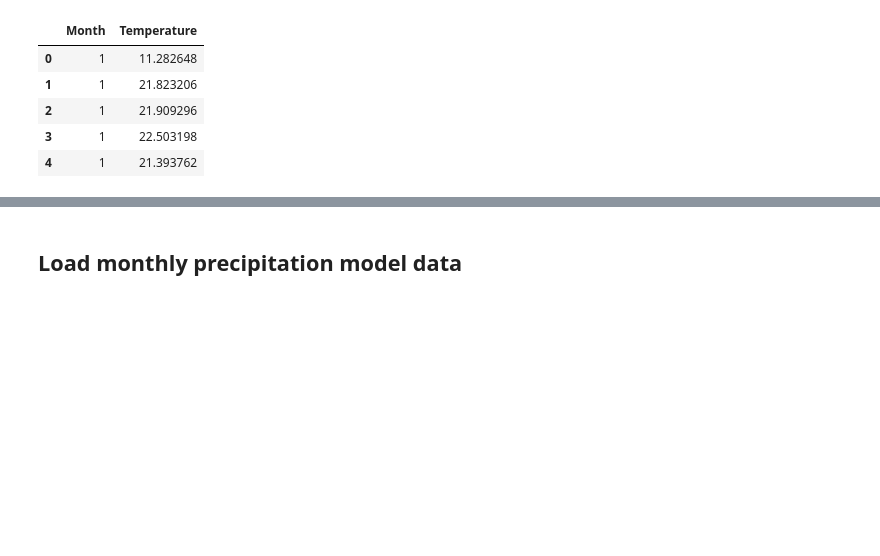
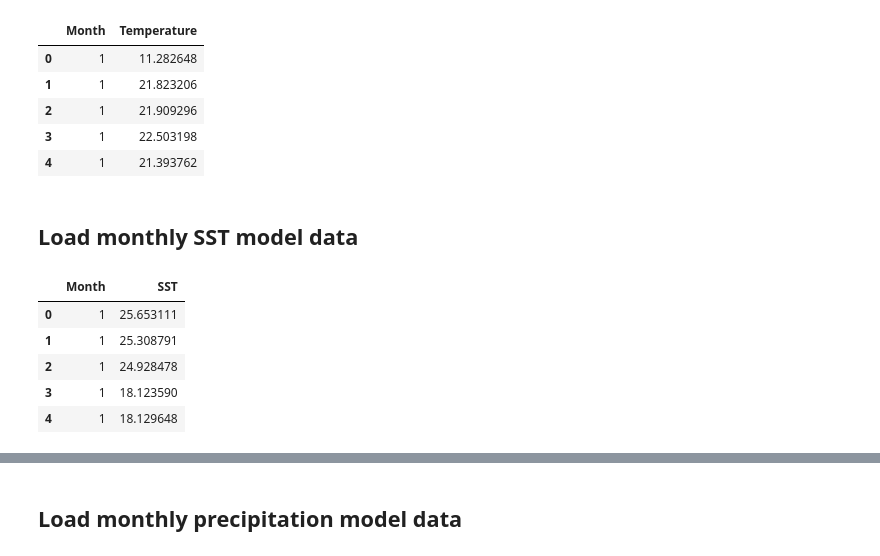
Before and after one commit to nielsjdewinter/SeasonalDA_script, a Jupyter notebook: Seasonal_DA_Lutetian_SST_SAT_SSS_precip_offline.ipynb, the cells around one changed output, grey strips where cells are left out. Drawn from its saved outputs; the diff is of its cells as text; code cells hidden in the pictures; blank space fills up the shorter version.

```diff
--- a/Seasonal_DA_Lutetian_SST_SAT_SSS_precip_offline.ipynb
+++ b/Seasonal_DA_Lutetian_SST_SAT_SSS_precip_offline.ipynb
@@ -55,3 +55,16 @@ Lutetian_SAT.head()
 | 2 | 1 | 21.909296 |
 | 3 | 1 | 22.503198 |
 | 4 | 1 | 21.393762 |
+# %% [markdown]
+## Load monthly SST model data
+# %%
+# Load model SST data as prior and show data structure
+Lutetian_SST = pd.read_csv('Lutetian case/SST_Individual_values.csv') # Load the data for this assignment into Python and in the Jupyter environment.
+Lutetian_SST.head()
+# %% [output]
+|  | Month | SST |
+| 0 | 1 | 25.653111 |
+| 1 | 1 | 25.308791 |
+| 2 | 1 | 24.928478 |
+| 3 | 1 | 18.123590 |
+| 4 | 1 | 18.129648 |
```
Also changed, not shown: parts of 11 cells of this notebook, 2 other files.
